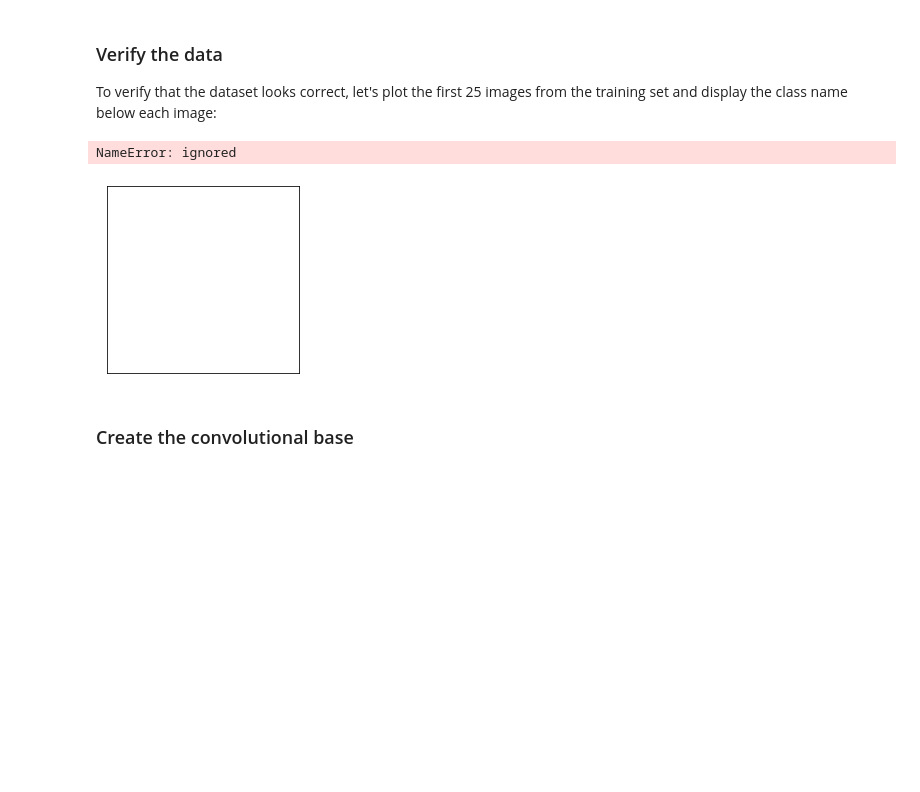
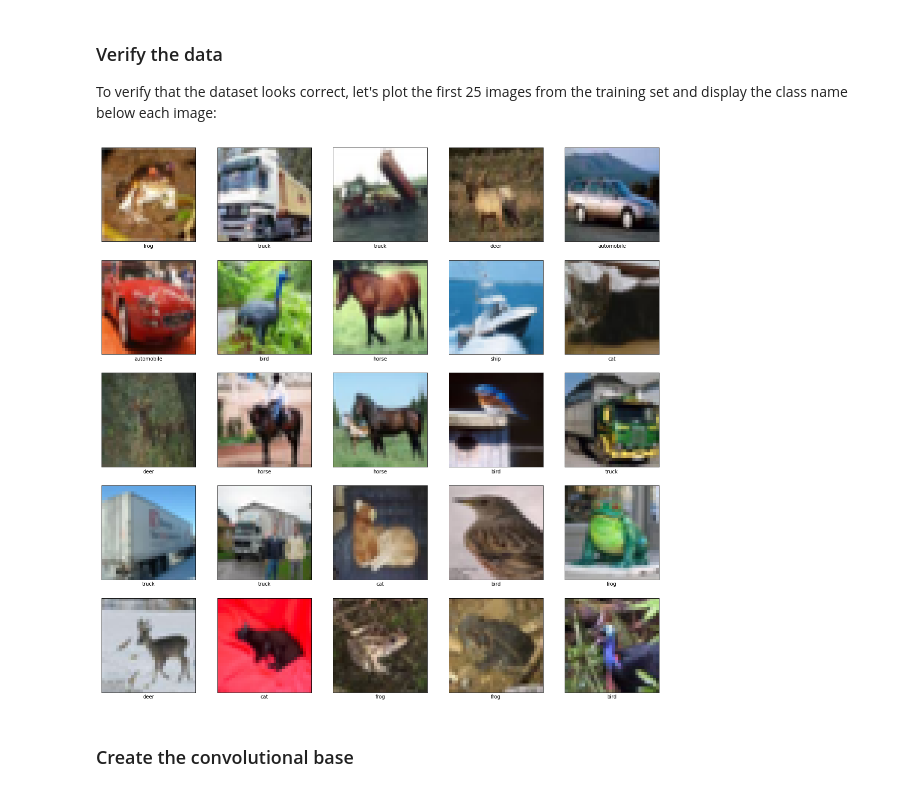
Before and after one commit to josebravogarcia/DeepLearning, a Jupyter notebook: tutorials/4-cnn_optimizada.ipynb, the cells around one changed output. Saved outputs shown, nothing was run; the diff lists cells and outputs as text; code cells hidden in the pictures; blank space fills up the shorter version.

```diff
--- a/tutorials/4-cnn_optimizada.ipynb
+++ b/tutorials/4-cnn_optimizada.ipynb
@@ -67,6 +67,8 @@ The CIFAR10 dataset contains 60,000 color images in 10 classes, with 6,000 image
 x_train = x_train / 255.0
 x_test = x_test / 255.0
 
+labels_train = y_train;
+labels_test = y_test;
 y_train = np_utils.to_categorical(y_train, 10)
 y_test = np_utils.to_categorical(y_test, 10)
 
@@ -85,21 +84,20 @@ To verify that the dataset looks correct, let's plot the first 25 images from th
 # %%
 class_names = ['airplane', 'automobile', 'bird', 'cat', 'deer',
                'dog', 'frog', 'horse', 'ship', 'truck']
 
 plt.figure(figsize=(20,20))
 for i in range(25):
     plt.subplot(5,5,i+1)
     plt.xticks([])
     plt.yticks([])
     plt.grid(False)
-    plt.imshow(train_images[i])
+    plt.imshow(x_train[i])
     # The CIFAR labels happen to be arrays,
     # which is why you need the extra index
-    plt.xlabel(class_names[train_labels[i][0]])
+    plt.xlabel(class_names[labels_train[i][0]])
 plt.show()
 # %% [output]
-NameError: ignored
-[figure, old version]
+[figure, new version]
 # %% [markdown]
 ### Create the convolutional base
 # %% [markdown]
```
Also changed, not shown: parts of 8 cells of this notebook.
